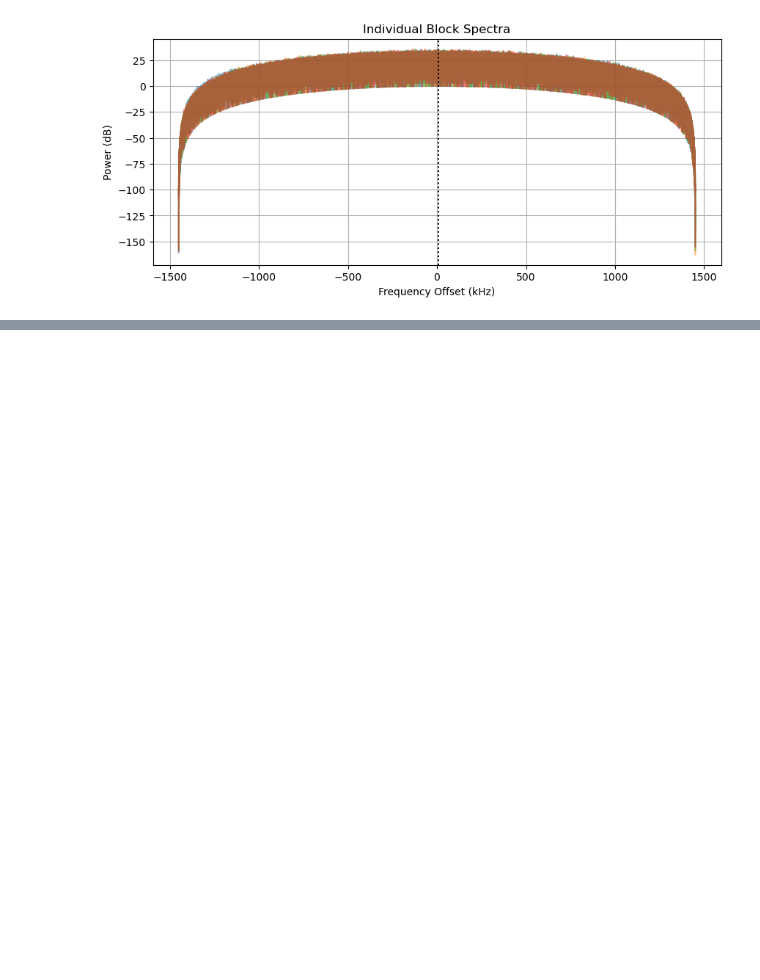
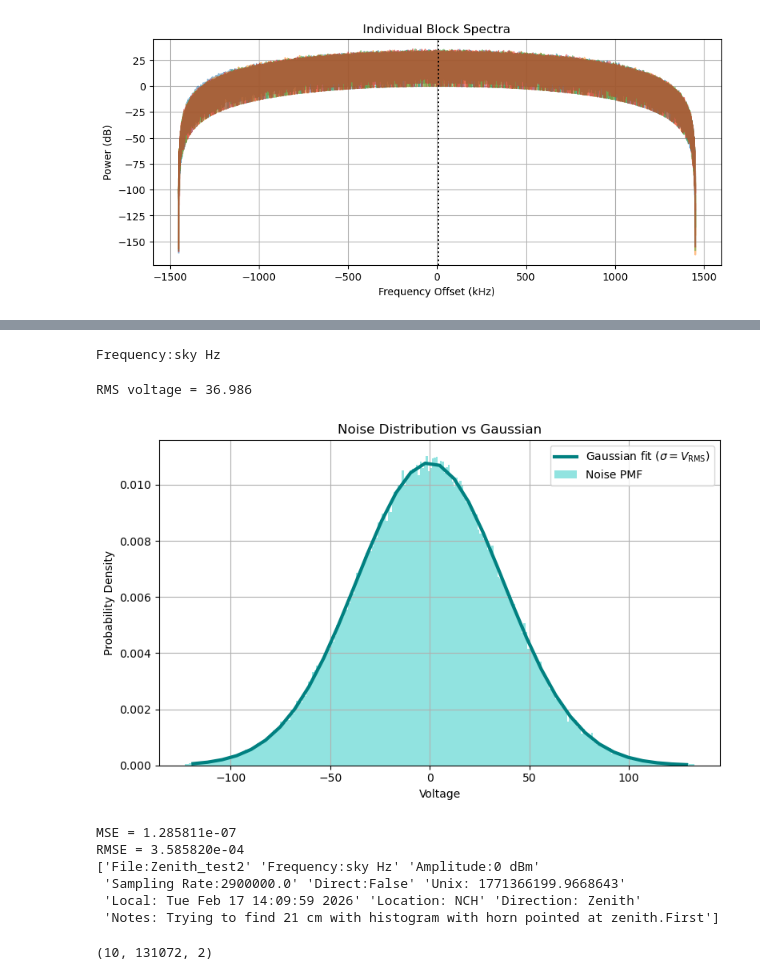
Before and after one commit to MakJimenez/Astro121, a Jupyter notebook: workbook2.ipynb, the cells around one changed output, grey strips where cells are left out. Saved outputs shown, nothing was run; the diff lists cells and outputs as text; code cells hidden in the pictures; blank space fills up the shorter version.

Commit message:
good progress regarding out noise gaussian fit

```diff
--- a/workbook2.ipynb
+++ b/workbook2.ipynb
@@ -391,25 +391,30 @@ plt.show()
 # %%
 # now refine to lower dB until we reach -80 dBm with a clear spike after averaging the power
+# %%
+print(zenith1[1])
+# %% [output]
+Frequency:sky Hz
 # %%
-# Gaussian fit
-
+# Gaussian fit with gain=3
+import numpy as np
+import matplotlib.pyplot as plt
 from scipy.stats import norm
 
 # Noisy data collected, mixed with 600 kHz
-Nny_lim_600 = np.load('Nny_lim_600khz-Copy1.npz')
-N_ny_lim_600 = Nny_lim_600['arr_0']
+zenithtest2 = np.load('Zenith_test2.npz')
+zenith2 = zenithtest2['arr_1']
 
 noise = (
 #     N_ny_lim_600[0] + # first one is stale, makes the gaussian poke out
-    N_ny_lim_600[1] +
-    N_ny_lim_600[2] +
-    N_ny_lim_600[3] +
-    N_ny_lim_600[4] +
-    N_ny_lim_600[5] +
-    N_ny_lim_600[6] +
-    N_ny_lim_600[7] +
-    N_ny_lim_600[8] +
-    N_ny_lim_600[9]
+    zenith2[1] +
+    zenith2[2] +
+    zenith2[3] +
+    zenith2[4] +
+    zenith2[5] +
+    zenith2[6] +
+    zenith2[7] +
+    zenith2[8] +
+    zenith2[9]
 )
 
 # Remove DC offset
@@ -449,30 +454,44 @@ plt.show()
 
 from scipy.stats import kstest
 
 ks_stat, p_value = kstest(noise, 'norm', args=(mu, sigma))
 
 # Testing error in the Gaussian
 
 # Mean Squared Error between histogram and Gaussian PDF
 mse = np.mean((hist - gaussian_pdf)**2)
 rmse = np.sqrt(mse)
 
 print(f"MSE = {mse:.6e}")
 print(f"RMSE = {rmse:.6e}")
 
 # Known / assumed
 B = 600e3  # 600 kHz
 
 # From data
 N_samples = len(noise)
 
 # You must supply fs
 fs = 1.2e6   # Hz
 
 t = N_samples / fs
 
 # Radiometer fractional uncertainty
 frac_uncertainty = 1 / np.sqrt(B * t)
 
 # print(f"Integration time t = {t:.3f} s")
 # print(f"Fractional temperature uncertainty σT / Tsys = {frac_uncertainty:.3e}")
+print(zenithtest2["arr_0"])
+# %% [output]
+RMS voltage = 36.986
+[figure, added]
+MSE = 1.285811e-07
+RMSE = 3.585820e-04
+['File:Zenith_test2' 'Frequency:sky Hz' 'Amplitude:0 dBm'
+ 'Sampling Rate:2900000.0' 'Direct:False' 'Unix: 1771366199.9668643'
+ 'Local: Tue Feb 17 14:09:59 2026' 'Location: NCH' 'Direction: Zenith'
+ 'Notes: Trying to find 21 cm with histogram with horn pointed at zenith.First']
+# %%
+np.shape(zenithtest2["arr_1"])
+# %% [output]
+(10, 131072, 2)
```
Also changed, not shown: parts of 1 cell of this notebook, 3 other files.
